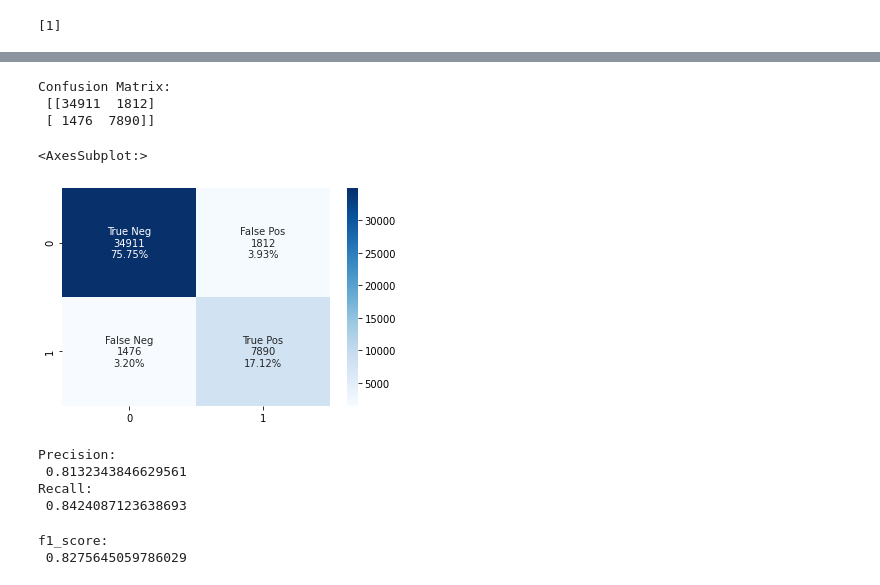
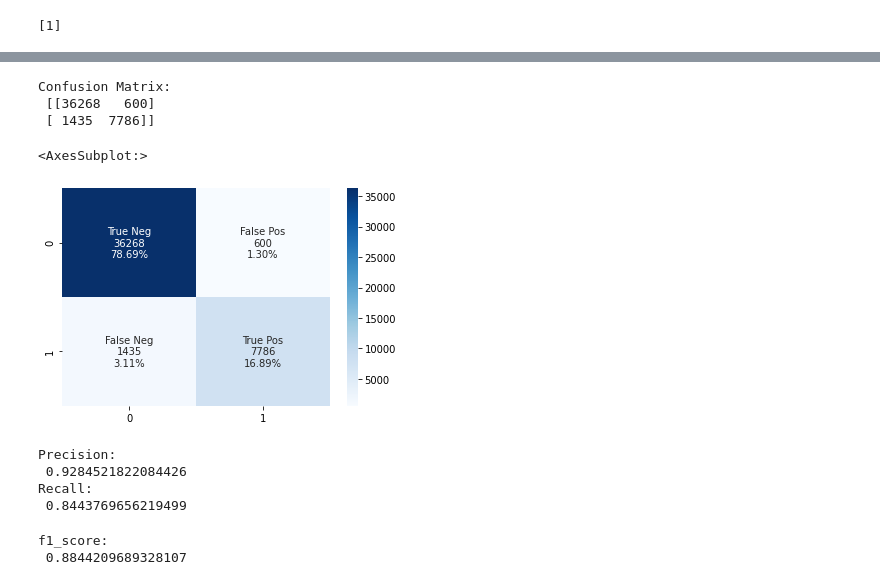
Before and after one commit to mainkaromkar13/Bagofwords, a Jupyter notebook: BOG.ipynb, the cells around one changed output, grey strips where cells are left out. Drawn from its saved outputs; the diff is of its cells as text; code cells hidden in the pictures.

```diff
--- a/BOG.ipynb
+++ b/BOG.ipynb
@@ -181,41 +188,41 @@ print(probs)
 # %%
 #constructing confusion matrix
 from sklearn.metrics import confusion_matrix
-nb_cm = confusion_matrix(y_test, y_pred)
-print("Confusion Matrix:\n", nb_cm)
+lr_cm = confusion_matrix(y_test, y_pred)
+print("Confusion Matrix:\n", lr_cm)
 # %% [output]
 Confusion Matrix:
- [[34911  1812]
- [ 1476  7890]]
+ [[36268   600]
+ [ 1435  7786]]
 # %%
 #display confusion matrix
 import seaborn as sns
 group_names = ['True Neg','False Pos','False Neg','True Pos']
-group_counts = ["{0:0.0f}".format(value) for value in nb_cm.flatten()]
-group_percentages = ["{0:.2%}".format(value) for value in nb_cm.flatten()/np.sum(nb_cm)]
+group_counts = ["{0:0.0f}".format(value) for value in lr_cm.flatten()]
+group_percentages = ["{0:.2%}".format(value) for value in lr_cm.flatten()/np.sum(lr_cm)]
 labels = [f"{v1}\n{v2}\n{v3}" for v1, v2, v3 in zip(group_names, group_counts, group_percentages)]
 labels = np.asarray(labels).reshape(2,2)
-sns.heatmap(nb_cm, annot=labels, fmt='', cmap='Blues')
+sns.heatmap(lr_cm, annot=labels, fmt='', cmap='Blues')
 # %% [output]
 <AxesSubplot:>
-[figure, old version]
+[figure, new version]
 # %%
 #precision and recall
 from sklearn.metrics import precision_score, recall_score
-nb_precision = precision_score(y_test, y_pred)
-print("Precision:\n", nb_precision)
-nb_recall = recall_score(y_test, y_pred)
-print("Recall:\n", nb_recall)
+lr_precision = precision_score(y_test, y_pred)
+print("Precision:\n", lr_precision)
+lr_recall = recall_score(y_test, y_pred)
+print("Recall:\n", lr_recall)
 # %% [output]
 Precision:
- 0.8132343846629561
+ 0.9284521822084426
 Recall:
- 0.8424087123638693
+ 0.8443769656219499
 # %%
 #f1 score
 from sklearn.metrics import f1_score
-nb_f1 = f1_score(y_test, y_pred)
-print("f1_score:\n", nb_f1)
+lr_f1 = f1_score(y_test, y_pred)
+print("f1_score:\n", lr_f1)
 # %% [output]
 f1_score:
- 0.8275645059786029
+ 0.8844209689328107
```
Also changed, not shown: parts of 2 cells of this notebook.
